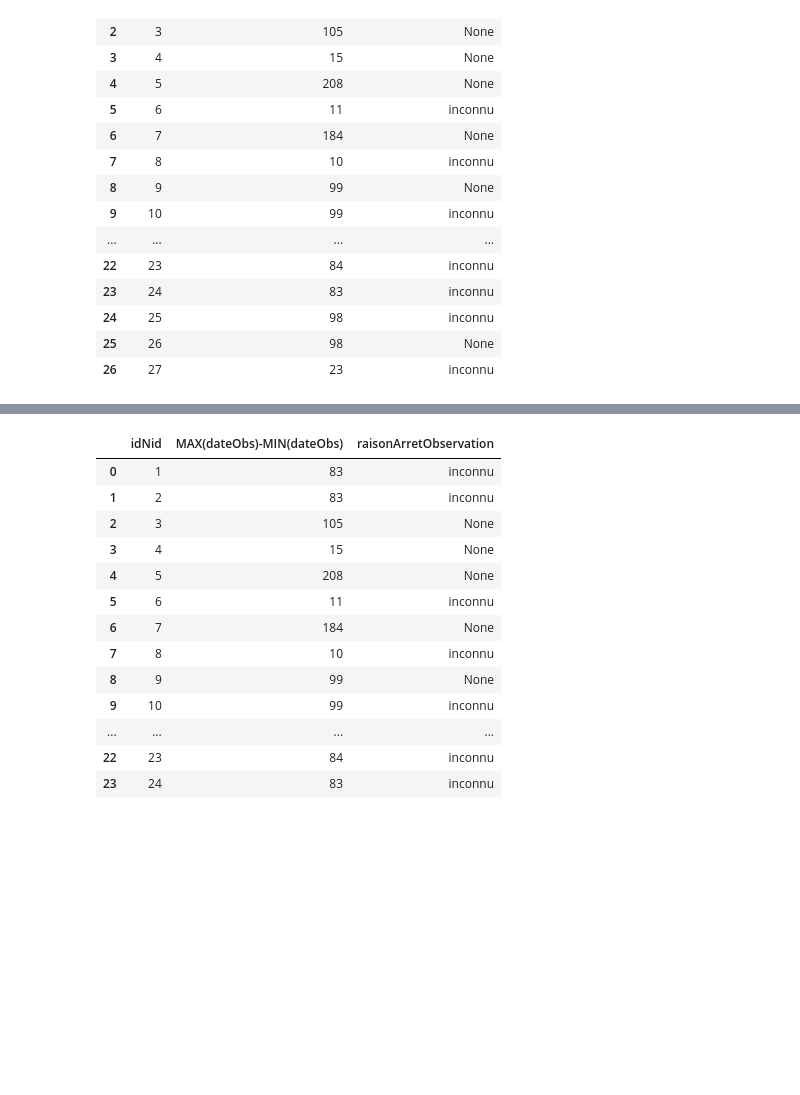
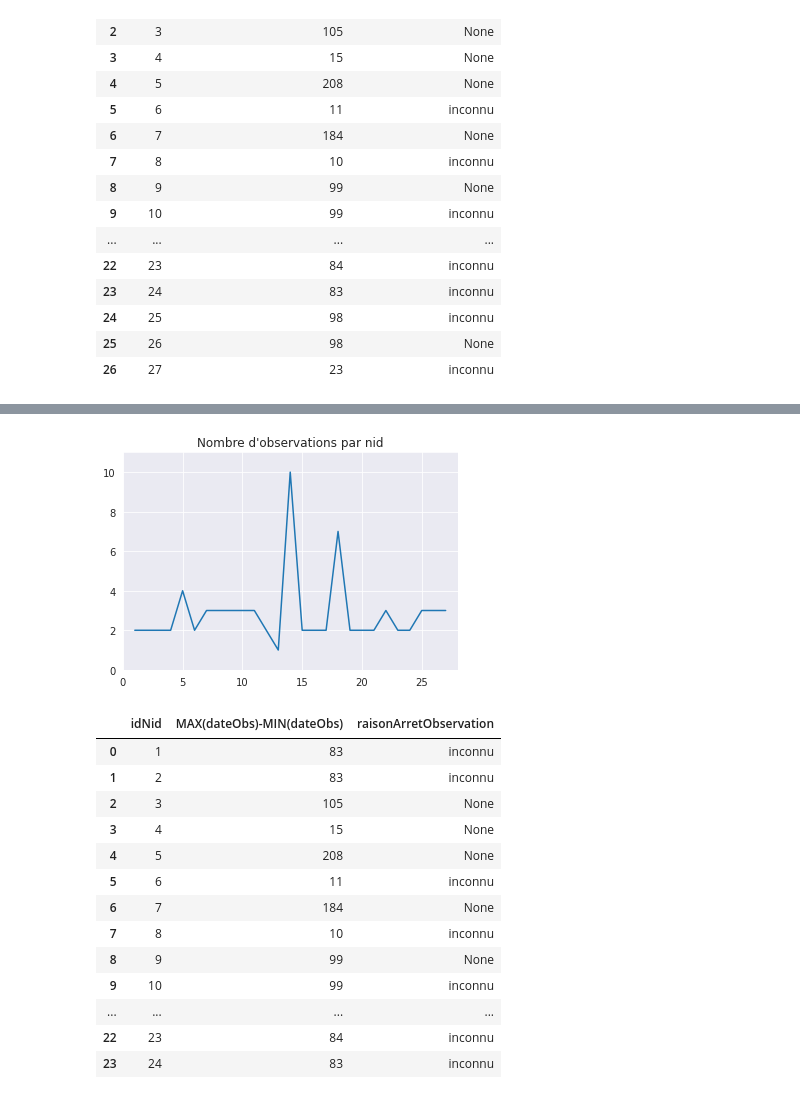
Before and after one commit to augustin-pasq/sae-pnr, a Jupyter notebook: Analyse/PNR_Analyse.ipynb, the cells around one changed output, grey strips where cells are left out. Cells and saved outputs as stored; diff of their text form; code cells hidden in the pictures; blank space fills up the shorter version.

```diff
--- a/Analyse/PNR_Analyse.ipynb
+++ b/Analyse/PNR_Analyse.ipynb
@@ -129,3 +162,15 @@ plt.show()
+# %%
+df = pd.read_sql("""SELECT idNid, COUNT(*) AS nbObs
+                    FROM Nid_GCI
+                    JOIN Obs_GCI OG on Nid_GCI.idNid = OG.leNid
+                    GROUP BY idNid;"""
+                 , con=db_connection)
+plt.plot(df['idNid'], df['nbObs'])
+plt.axis([0, df['idNid'].max() +1, 0, df['nbObs'].max() +1])
+plt.title("Nombre d'observations par nid")
+plt.show()
+# %% [output]
+[figure, added]
 # %%
 df = pd.read_sql(
     "SELECT idNid, MAX(dateObs)-MIN(dateObs), raisonArretObservation FROM Nid_GCI JOIN Obs_GCI ON idNid = leNid JOIN Observation ON idObs = obsG GROUP BY idNid;",
```
Also changed, not shown: parts of 4 cells of this notebook.
